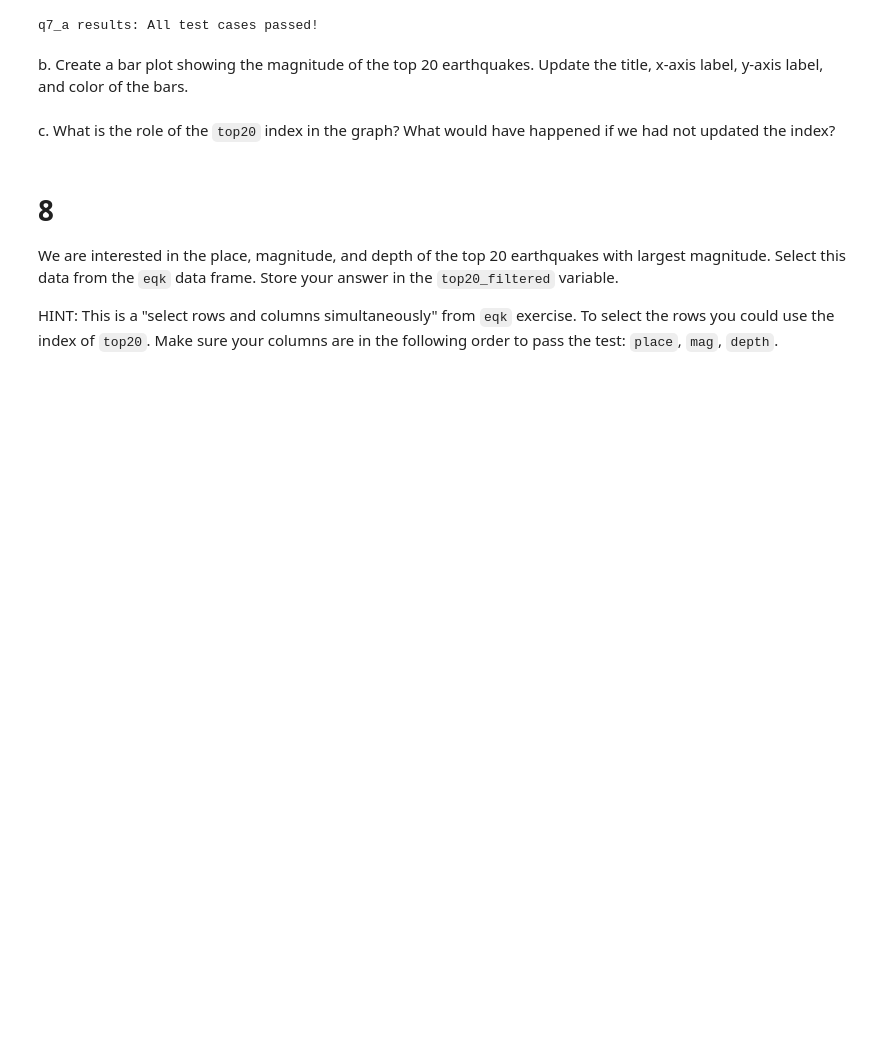
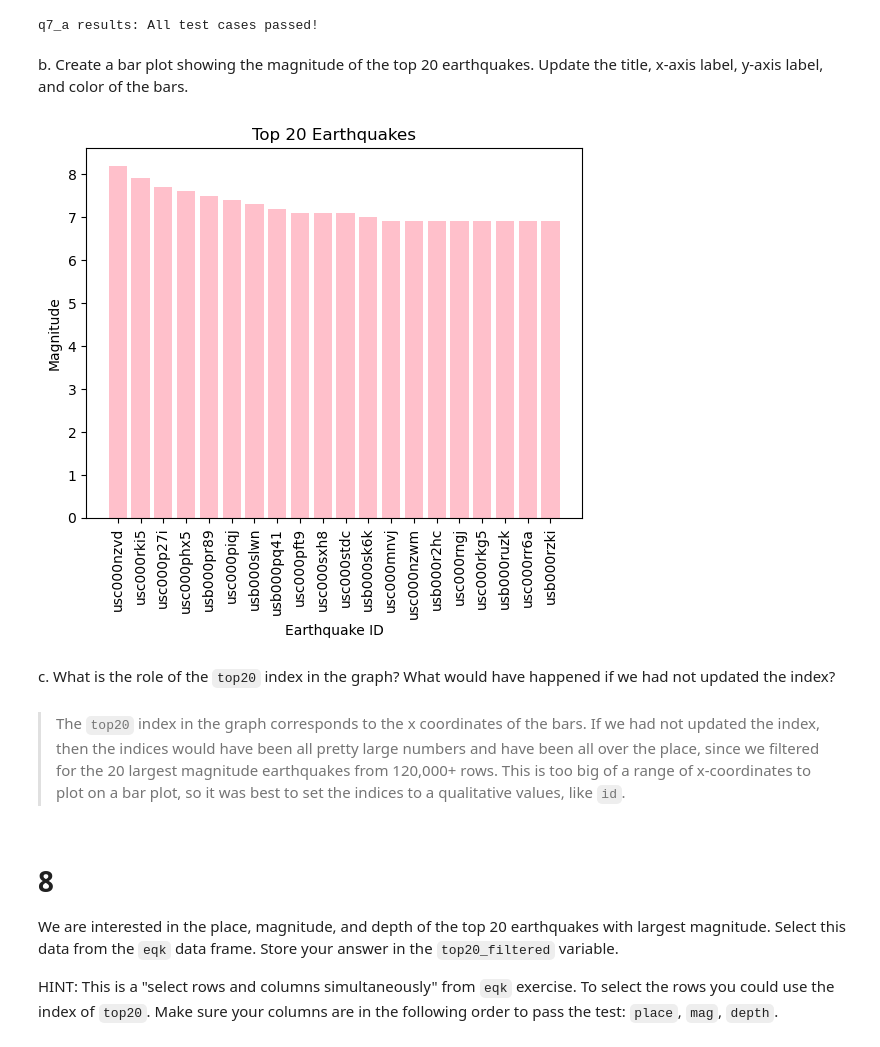
Before and after one commit to karolinasienko/eds220-hwk1, a Jupyter notebook: task3/hwk1-task3-earthquakes.ipynb, the cells around one changed output. Drawn from its saved outputs; the diff is of its cells as text; code cells hidden in the pictures; blank space fills up the shorter version.

Commit message:
bar plot of top 20 earthquakes

```diff
--- a/task3/hwk1-task3-earthquakes.ipynb
+++ b/task3/hwk1-task3-earthquakes.ipynb
@@ -226,3 +224,5 @@ top20 = ...
+# %%
+top20 = eqk['mag'].nlargest(n=20)
 # %%
 # View the dataframe
 top20
@@ -236,12 +252,26 @@ q7_a results: All test cases passed!
 <!-- BEGIN QUESTION -->
 
 b. Create a bar plot showing the magnitude of the top 20 earthquakes. Update the title, x-axis label, y-axis label, and color of the bars.
+# %%
+plt.figure()
+
+plt.bar(top20.index, top20, color='pink')
+plt.xticks(rotation=90)
+plt.title('Top 20 Earthquakes')
+plt.xlabel('Earthquake ID')
+plt.ylabel('Magnitude')
+
+plt.show()
+# %% [output]
+[figure, added]
 # %% [markdown]
 <!-- END QUESTION -->
 
 <!-- BEGIN QUESTION -->
 
 c. What is the role of the `top20` index in the graph? What would have happened if we had not updated the index?
+# %% [markdown]
+> The `top20` index in the graph corresponds to the x coordinates of the bars. If we had not updated the index, then the indices would have been all pretty large numbers and have been all over the place, since we filtered for the 20 largest magnitude earthquakes from 120,000+ rows. This is too big of a range of x-coordinates to plot on a bar plot, so it was best to set the indices to a qualitative values, like `id`.
 # %% [markdown]
 <!-- END QUESTION -->
 
```
Also changed, not shown: parts of 2 cells of this notebook.
